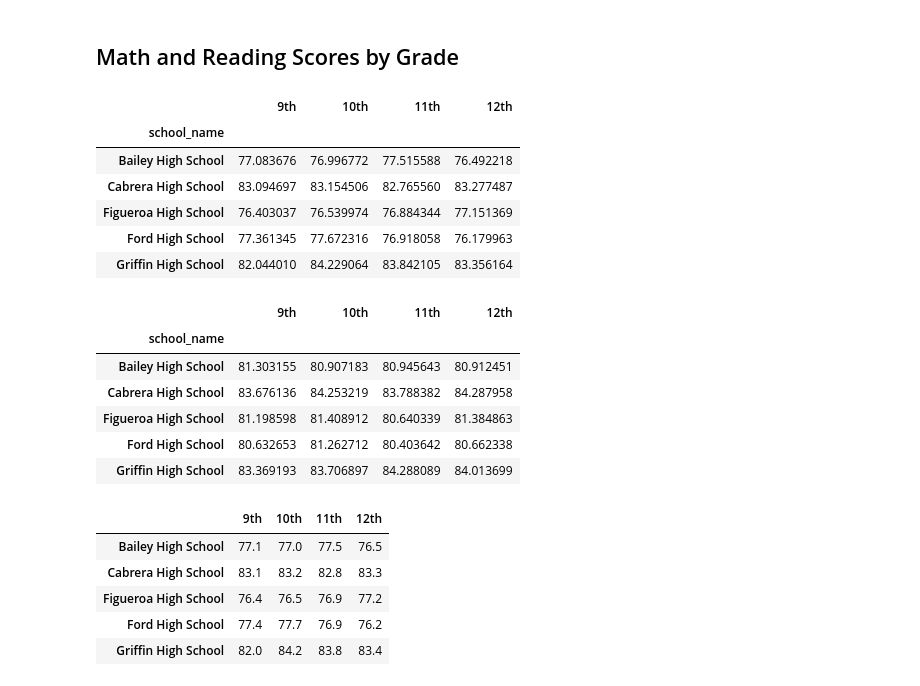
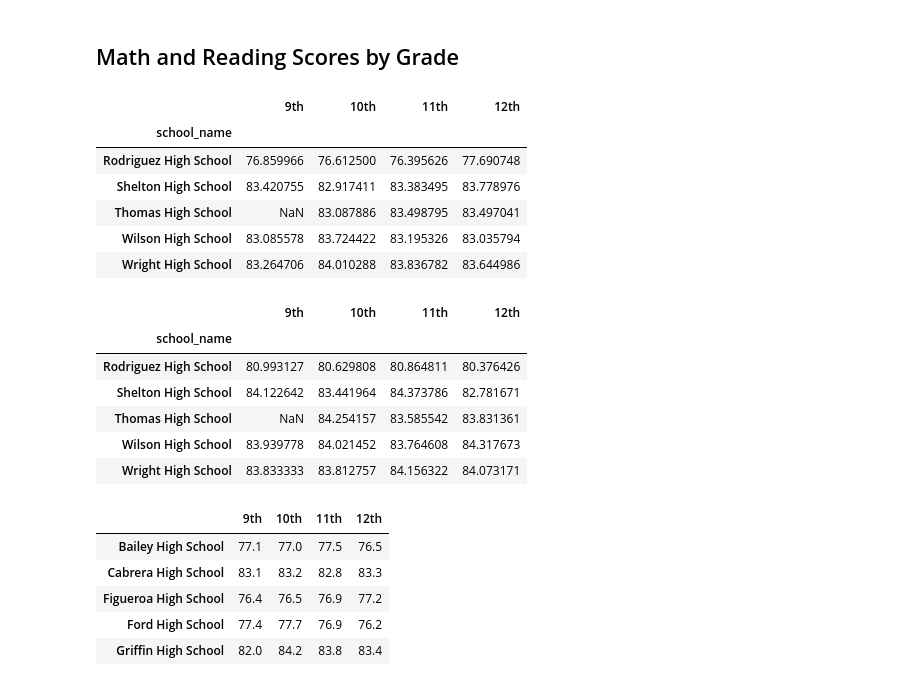
Before and after one commit to dannyvchu/School-District-Analysis, a Jupyter notebook: PyCitySchools_Challenge.ipynb, the cells around one changed output. Saved outputs shown, nothing was run; the diff lists cells and outputs as text; code cells hidden in the pictures.

```diff
--- a/PyCitySchools_Challenge.ipynb
+++ b/PyCitySchools_Challenge.ipynb
@@ -359,21 +365,21 @@ twelfth_grade_read_scores = twelfth_graders.groupby(['school_name']).mean()['rea
 # %%
 # Combine each Series for average math scores by school into single data frame.
 math_scores_by_grade = pd.DataFrame({
     '9th': ninth_grade_math_scores,
     '10th': tenth_grade_math_scores,
     '11th': eleventh_grade_math_scores,
     '12th': twelfth_grade_math_scores,
 })
 
-math_scores_by_grade.head()
+math_scores_by_grade.tail()
 # %% [output]
 |  | 9th | 10th | 11th | 12th |
 | school_name |  |  |  |  |
-| Bailey High School | 77.083676 | 76.996772 | 77.515588 | 76.492218 |
-| Cabrera High School | 83.094697 | 83.154506 | 82.765560 | 83.277487 |
-| Figueroa High School | 76.403037 | 76.539974 | 76.884344 | 77.151369 |
-| Ford High School | 77.361345 | 77.672316 | 76.918058 | 76.179963 |
-| Griffin High School | 82.044010 | 84.229064 | 83.842105 | 83.356164 |
+| Rodriguez High School | 76.859966 | 76.612500 | 76.395626 | 77.690748 |
+| Shelton High School | 83.420755 | 82.917411 | 83.383495 | 83.778976 |
+| Thomas High School | NaN | 83.087886 | 83.498795 | 83.497041 |
+| Wilson High School | 83.085578 | 83.724422 | 83.195326 | 83.035794 |
+| Wright High School | 83.264706 | 84.010288 | 83.836782 | 83.644986 |
 # %%
 # Combine each Series for average reading scores by school into single data frame.
 read_scores_by_grade = pd.DataFrame({
@@ -383,15 +389,15 @@ read_scores_by_grade = pd.DataFrame({
     '12th': twelfth_grade_read_scores,
 })
 
-read_scores_by_grade.head()
+read_scores_by_grade.tail()
 # %% [output]
 |  | 9th | 10th | 11th | 12th |
 | school_name |  |  |  |  |
-| Bailey High School | 81.303155 | 80.907183 | 80.945643 | 80.912451 |
-| Cabrera High School | 83.676136 | 84.253219 | 83.788382 | 84.287958 |
-| Figueroa High School | 81.198598 | 81.408912 | 80.640339 | 81.384863 |
-| Ford High School | 80.632653 | 81.262712 | 80.403642 | 80.662338 |
-| Griffin High School | 83.369193 | 83.706897 | 84.288089 | 84.013699 |
+| Rodriguez High School | 80.993127 | 80.629808 | 80.864811 | 80.376426 |
+| Shelton High School | 84.122642 | 83.441964 | 84.373786 | 82.781671 |
+| Thomas High School | NaN | 84.254157 | 83.585542 | 83.831361 |
+| Wilson High School | 83.939778 | 84.021452 | 83.764608 | 84.317673 |
+| Wright High School | 83.833333 | 83.812757 | 84.156322 | 84.073171 |
 # %%
 # Format each grade column.
 math_scores_by_grade['9th'] = math_scores_by_grade['9th'].map('{:.1f}'.format)
```
Also changed, not shown: parts of 18 cells of this notebook, 12 other files.
